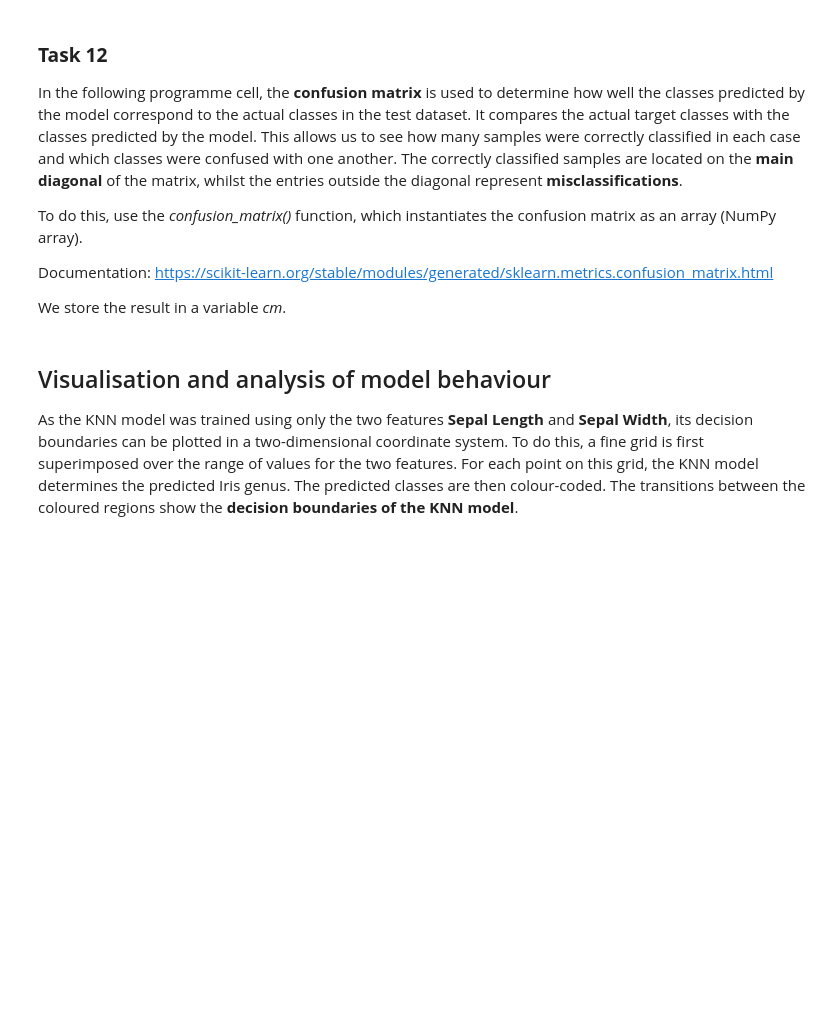
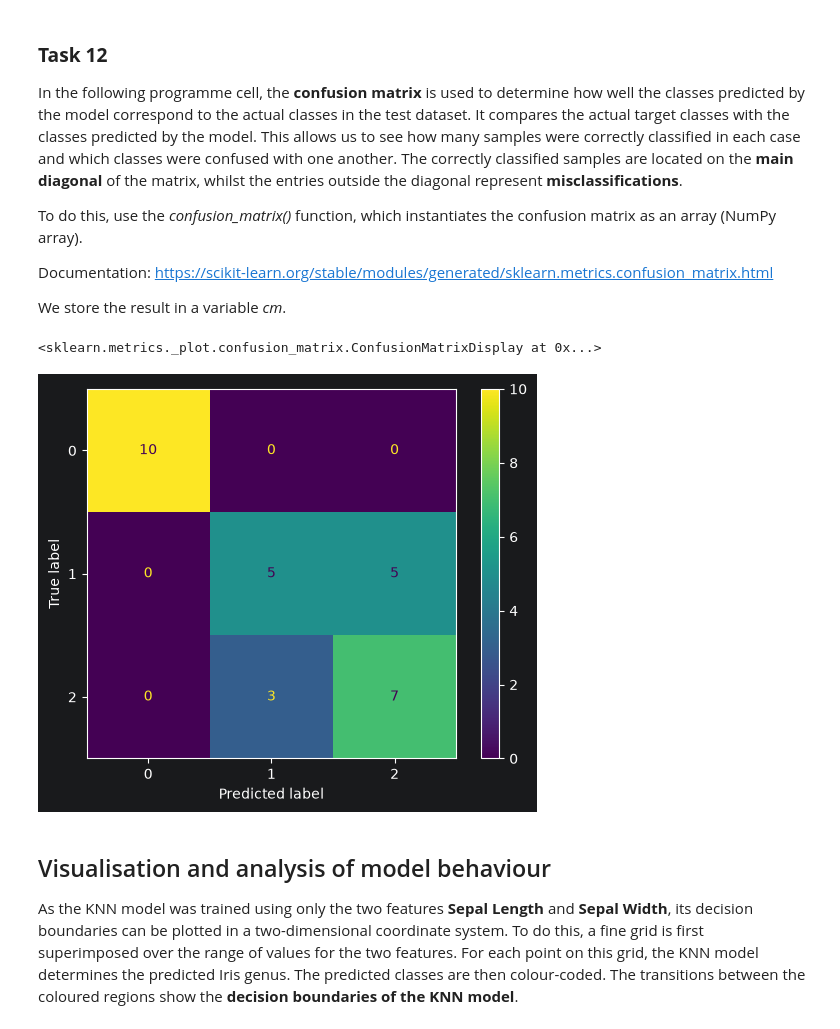
Before and after one commit to radman1380/ai_classification, a Jupyter notebook: iris-dataset-comparing-k-nearest-neighbor-and-multi-layer-perceptron-exercise-incomplete_english-version.ipynb, the cells around one changed output. Drawn from its saved outputs; the diff is of its cells as text; code cells hidden in the pictures; blank space fills up the shorter version.

Commit message:
Confusion_Matrix added

```diff
--- a/iris-dataset-comparing-k-nearest-neighbor-and-multi-layer-perceptron-exercise-incomplete_english-version.ipynb
+++ b/iris-dataset-comparing-k-nearest-neighbor-and-multi-layer-perceptron-exercise-incomplete_english-version.ipynb
@@ -334,8 +340,11 @@ Documentation: https://scikit-learn.org/stable/modules/generated/sklearn.metrics
 We store the result in a variable *cm*.
 # %%
 # Task 12
-cm = confusion_matrix(y_test, y_pred)
-print(cm)
+#cm = confusion_matrix(y_test, y_pred)
+ConfusionMatrixDisplay.from_predictions(y_test,y_pred)
+# %% [output]
+<sklearn.metrics._plot.confusion_matrix.ConfusionMatrixDisplay at 0x...>
+[figure, added]
 # %% [markdown]
 ## Visualisation and analysis of model behaviour
 As the KNN model was trained using only the two features **Sepal Length** and **Sepal Width**, its decision boundaries can be plotted in a two-dimensional coordinate system. To do this, a fine grid is first superimposed over the range of values for the two features. For each point on this grid, the KNN model determines the predicted Iris genus. The predicted classes are then colour-coded. The transitions between the coloured regions show the **decision boundaries of the KNN model**.
```
Also changed, not shown: parts of 5 cells of this notebook.
